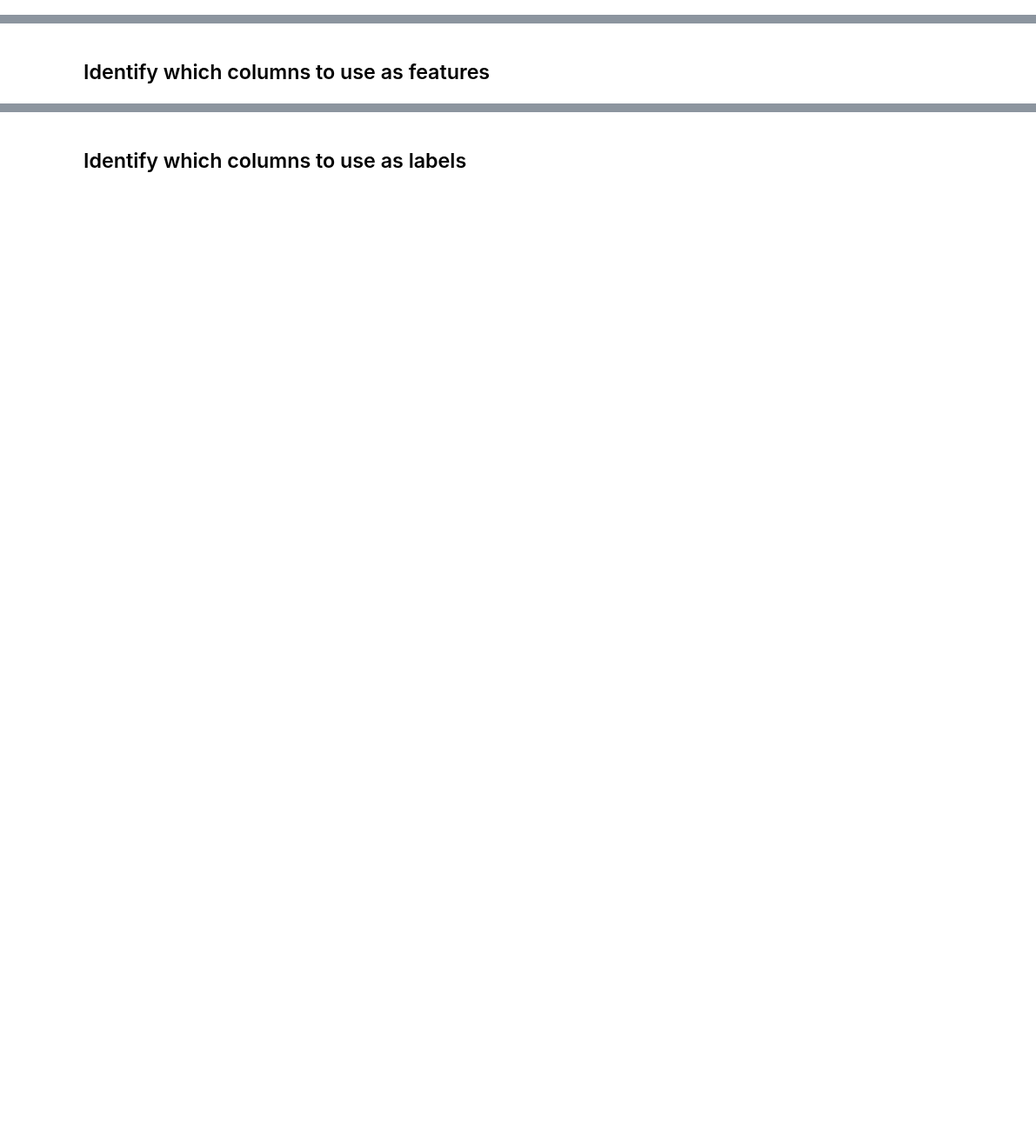
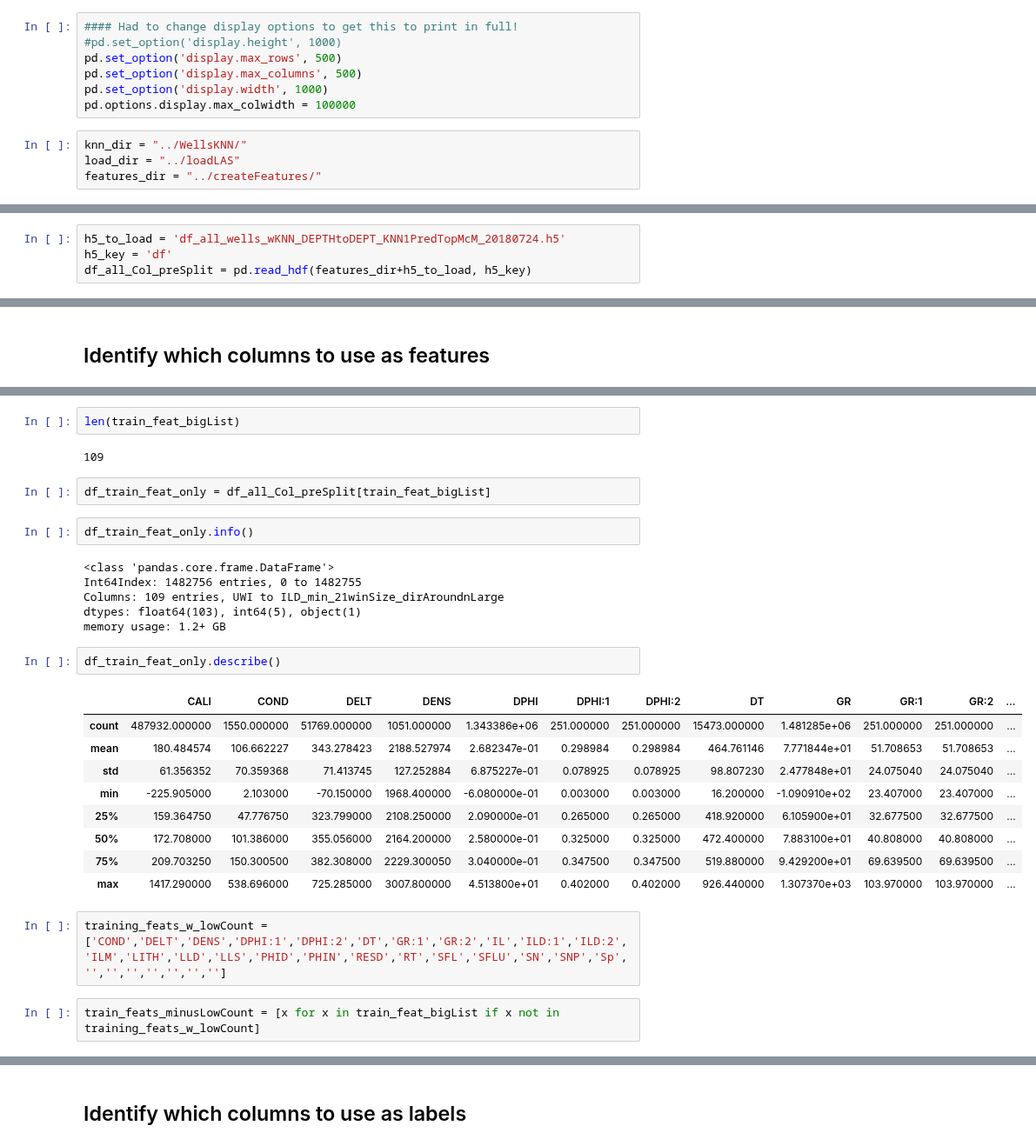
Before and after one commit to JustinGOSSES/MannvilleGroup_Strat_Hackathon, a Jupyter notebook: notebooks_2018/modular_redo/Machine_Learning/Machine_Learning_vA_20170726.ipynb, the cells around one changed output, grey strips where cells are left out. Shown at 87% size. Cells and saved outputs as stored; diff of their text form; blank space fills up the shorter version.

```diff
--- a/notebooks_2018/modular_redo/Machine_Learning/Machine_Learning_vA_20170726.ipynb
+++ b/notebooks_2018/modular_redo/Machine_Learning/Machine_Learning_vA_20170726.ipynb
@@ -3,0 +39,11 @@
+# %%
+#### Had to change display options to get this to print in full!
+#pd.set_option('display.height', 1000)
+pd.set_option('display.max_rows', 500)
+pd.set_option('display.max_columns', 500)
+pd.set_option('display.width', 1000)
+pd.options.display.max_colwidth = 100000
+# %%
+knn_dir = "../WellsKNN/"
+load_dir = "../loadLAS"
+features_dir = "../createFeatures/"
@@ -3,0 +58,4 @@
+# %%
+h5_to_load = 'df_all_wells_wKNN_DEPTHtoDEPT_KNN1PredTopMcM_20180724.h5'
+h5_key = 'df'
+df_all_Col_preSplit = pd.read_hdf(features_dir+h5_to_load, h5_key)
@@ -5,0 +234,30 @@
+# %%
+len(train_feat_bigList)
+# %% [output]
+109
+# %%
+df_train_feat_only = df_all_Col_preSplit[train_feat_bigList]
+# %%
+df_train_feat_only.info()
+# %% [output]
+<class 'pandas.core.frame.DataFrame'>
+Int64Index: 1482756 entries, 0 to 1482755
+Columns: 109 entries, UWI to ILD_min_21winSize_dirAroundnLarge
+dtypes: float64(103), int64(5), object(1)
+memory usage: 1.2+ GB
+# %%
+df_train_feat_only.describe()
+# %% [output]
+|  | CALI | COND | DELT | DENS | DPHI | DPHI:1 | DPHI:2 | DT | GR | GR:1 | GR:2 | ... |
+| count | 487932.000000 | 1550.000000 | 51769.000000 | 1051.000000 | 1.343386e+06 | 251.000000 | 251.000000 | 15473.000000 | 1.481285e+06 | 251.000000 | 251.000000 | ... |
+| mean | 180.484574 | 106.662227 | 343.278423 | 2188.527974 | 2.682347e-01 | 0.298984 | 0.298984 | 464.761146 | 7.771844e+01 | 51.708653 | 51.708653 | ... |
+| std | 61.356352 | 70.359368 | 71.413745 | 127.252884 | 6.875227e-01 | 0.078925 | 0.078925 | 98.807230 | 2.477848e+01 | 24.075040 | 24.075040 | ... |
+| min | -225.905000 | 2.103000 | -70.150000 | 1968.400000 | -6.080000e-01 | 0.003000 | 0.003000 | 16.200000 | -1.090910e+02 | 23.407000 | 23.407000 | ... |
+| 25% | 159.364750 | 47.776750 | 323.799000 | 2108.250000 | 2.090000e-01 | 0.265000 | 0.265000 | 418.920000 | 6.105900e+01 | 32.677500 | 32.677500 | ... |
+| 50% | 172.708000 | 101.386000 | 355.056000 | 2164.200000 | 2.580000e-01 | 0.325000 | 0.325000 | 472.400000 | 7.883100e+01 | 40.808000 | 40.808000 | ... |
+| 75% | 209.703250 | 150.300500 | 382.308000 | 2229.300050 | 3.040000e-01 | 0.347500 | 0.347500 | 519.880000 | 9.429200e+01 | 69.639500 | 69.639500 | ... |
+| max | 1417.290000 | 538.696000 | 725.285000 | 3007.800000 | 4.513800e+01 | 0.402000 | 0.402000 | 926.440000 | 1.307370e+03 | 103.970000 | 103.970000 | ... |
+# %%
+training_feats_w_lowCount = ['COND','DELT','DENS','DPHI:1','DPHI:2','DT','GR:1','GR:2','IL','ILD:1','ILD:2','ILM','LITH','LLD','LLS','PHID','PHIN','RESD','RT','SFL','SFLU','SN','SNP','Sp','','','','','','','']
+# %%
+train_feats_minusLowCount = [x for x in train_feat_bigList if x not in training_feats_w_lowCount]
```
Also changed, not shown: parts of 37 cells of this notebook.
